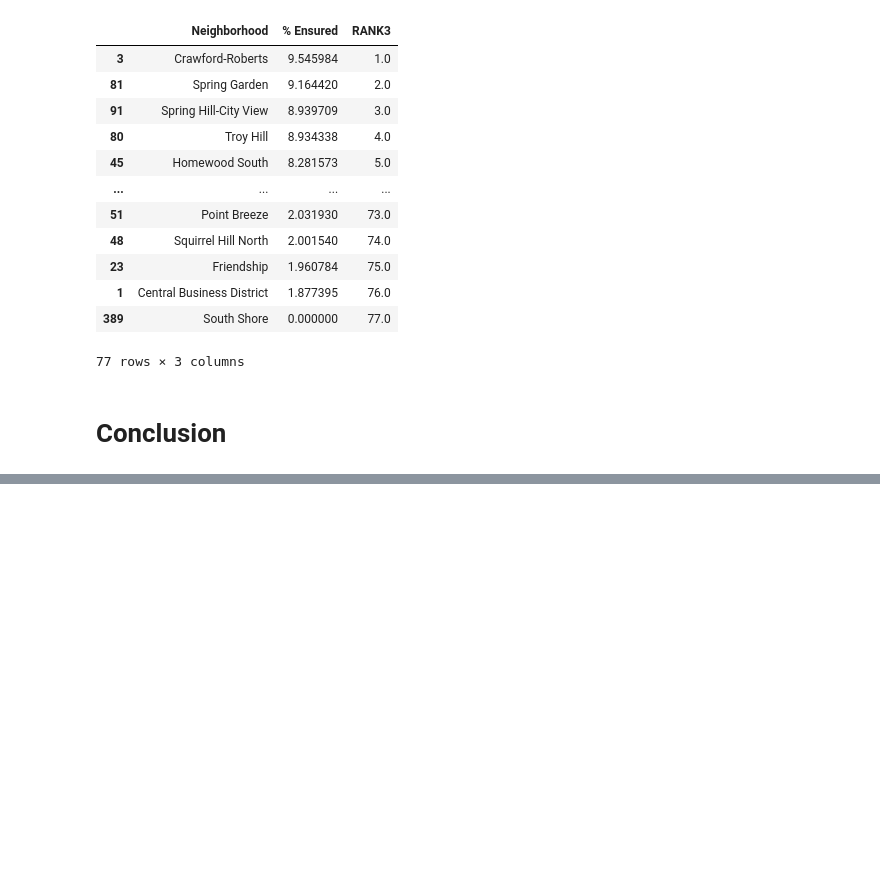
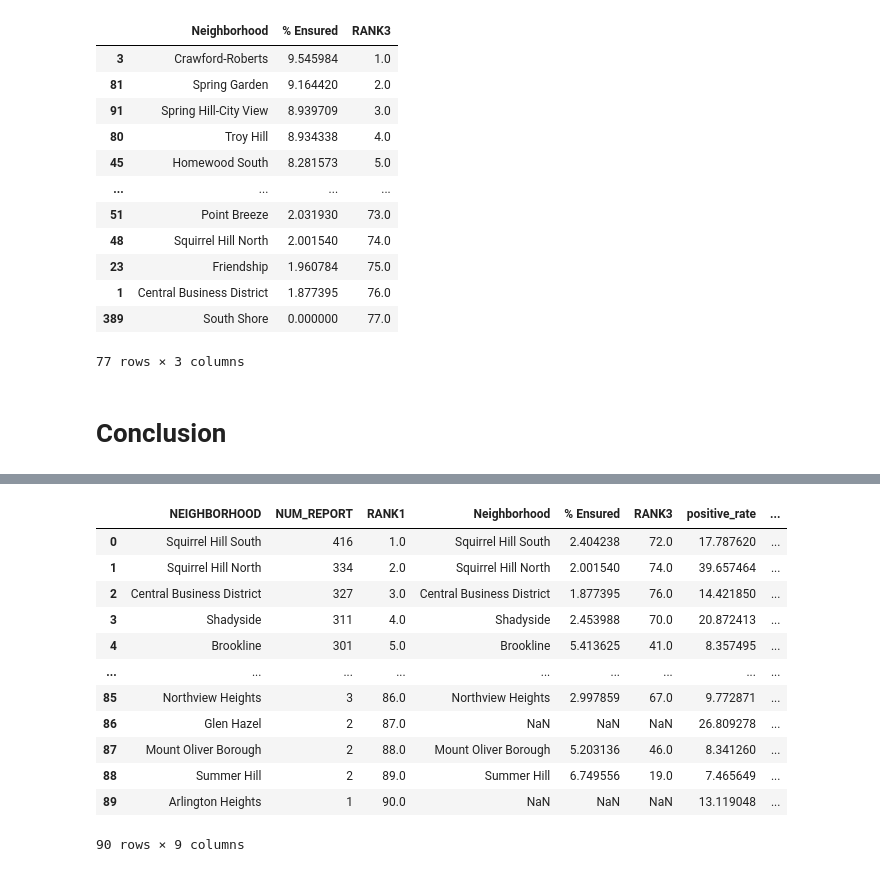
Before and after one commit to mmb181/FinalProject, a Jupyter notebook: Presentation/PresentationNotebook.ipynb, the cells around one changed output, grey strips where cells are left out. Saved outputs shown, nothing was run; the diff lists cells and outputs as text; code cells hidden in the pictures; blank space fills up the shorter version.

Commit message:
ranks

```diff
--- a/Presentation/PresentationNotebook.ipynb
+++ b/Presentation/PresentationNotebook.ipynb
@@ -637,0 +666,16 @@ NameError: name 'test' is not defined
+# %%
+pd.set_option('display.max_rows', 10)
+# %% [output]
+|  | NEIGHBORHOOD | NUM_REPORT | RANK1 | Neighborhood | % Ensured | RANK3 | positive_rate | ... |
+| 0 | Squirrel Hill South | 416 | 1.0 | Squirrel Hill South | 2.404238 | 72.0 | 17.787620 | ... |
+| 1 | Squirrel Hill North | 334 | 2.0 | Squirrel Hill North | 2.001540 | 74.0 | 39.657464 | ... |
+| 2 | Central Business District | 327 | 3.0 | Central Business District | 1.877395 | 76.0 | 14.421850 | ... |
+| 3 | Shadyside | 311 | 4.0 | Shadyside | 2.453988 | 70.0 | 20.872413 | ... |
+| 4 | Brookline | 301 | 5.0 | Brookline | 5.413625 | 41.0 | 8.357495 | ... |
+| ... | ... | ... | ... | ... | ... | ... | ... | ... |
+| 85 | Northview Heights | 3 | 86.0 | Northview Heights | 2.997859 | 67.0 | 9.772871 | ... |
+| 86 | Glen Hazel | 2 | 87.0 | NaN | NaN | NaN | 26.809278 | ... |
+| 87 | Mount Oliver Borough | 2 | 88.0 | Mount Oliver Borough | 5.203136 | 46.0 | 8.341260 | ... |
+| 88 | Summer Hill | 2 | 89.0 | Summer Hill | 6.749556 | 19.0 | 7.465649 | ... |
+| 89 | Arlington Heights | 1 | 90.0 | NaN | NaN | NaN | 13.119048 | ... |
+90 rows × 9 columns
```
Also changed, not shown: parts of 9 cells of this notebook.
